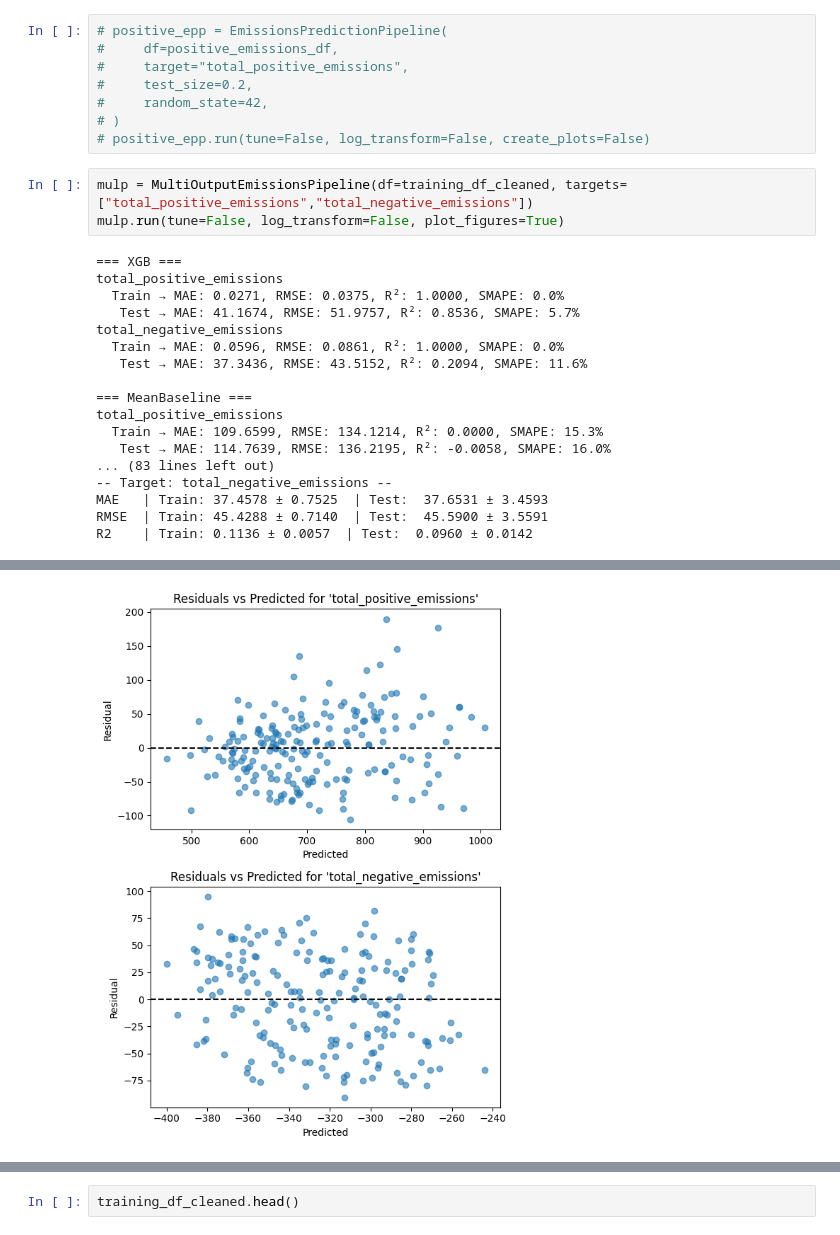
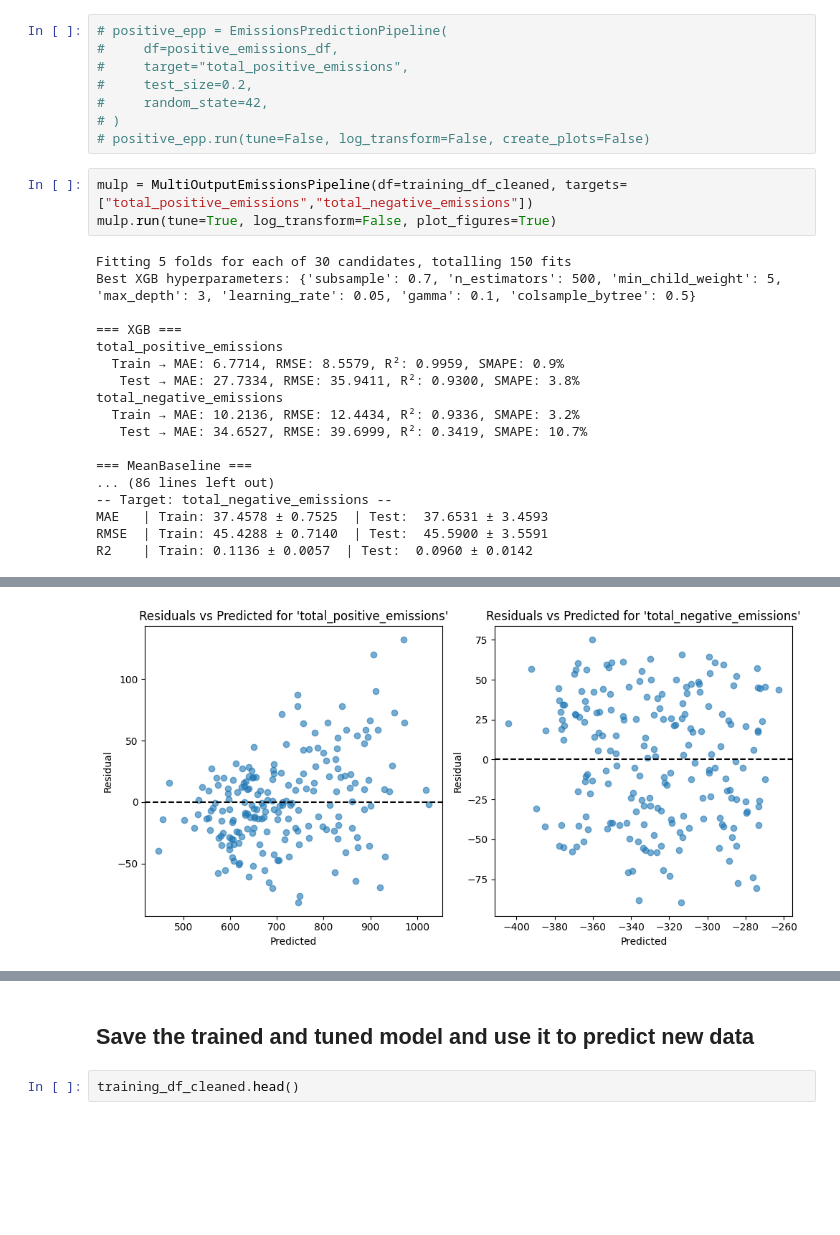
Before and after one commit to sisepuede-framework/ssp_louisiana, a Jupyter notebook: metamodel/notebooks/model_draft_gb_4.ipynb, the cells around one changed output, grey strips where cells are left out. Saved outputs shown, nothing was run; the diff lists cells and outputs as text; blank space fills up the shorter version.

```diff
--- a/metamodel/notebooks/model_draft_gb_4.ipynb
+++ b/metamodel/notebooks/model_draft_gb_4.ipynb
@@ -183,21 +184,21 @@ positive_emissions_df = training_df_cleaned[lhs_group_cols + ["total_positive_em
 # positive_epp.run(tune=False, log_transform=False, create_plots=False)
 # %%
 mulp = MultiOutputEmissionsPipeline(df=training_df_cleaned, targets=["total_positive_emissions","total_negative_emissions"])
-mulp.run(tune=False, log_transform=False, plot_figures=True)
+mulp.run(tune=True, log_transform=False, plot_figures=True)
 # %% [output]
+Fitting 5 folds for each of 30 candidates, totalling 150 fits
+Best XGB hyperparameters: {'subsample': 0.7, 'n_estimators': 500, 'min_child_weight': 5, 'max_depth': 3, 'learning_rate': 0.05, 'gamma': 0.1, 'colsample_bytree': 0.5}
+
 === XGB ===
 total_positive_emissions
-  Train → MAE: 0.0271, RMSE: 0.0375, R²: 1.0000, SMAPE: 0.0%
-   Test → MAE: 41.1674, RMSE: 51.9757, R²: 0.8536, SMAPE: 5.7%
+  Train → MAE: 6.7714, RMSE: 8.5579, R²: 0.9959, SMAPE: 0.9%
+   Test → MAE: 27.7334, RMSE: 35.9411, R²: 0.9300, SMAPE: 3.8%
 total_negative_emissions
-  Train → MAE: 0.0596, RMSE: 0.0861, R²: 1.0000, SMAPE: 0.0%
-   Test → MAE: 37.3436, RMSE: 43.5152, R²: 0.2094, SMAPE: 11.6%
+  Train → MAE: 10.2136, RMSE: 12.4434, R²: 0.9336, SMAPE: 3.2%
+   Test → MAE: 34.6527, RMSE: 39.6999, R²: 0.3419, SMAPE: 10.7%
 
 === MeanBaseline ===
-total_positive_emissions
-  Train → MAE: 109.6599, RMSE: 134.1214, R²: 0.0000, SMAPE: 15.3%
-   Test → MAE: 114.7639, RMSE: 136.2195, R²: -0.0058, SMAPE: 16.0%
-... (83 lines left out)
+... (86 lines left out)
 -- Target: total_negative_emissions --
 MAE   | Train: 37.4578 ± 0.7525  | Test:  37.6531 ± 3.4593
 RMSE  | Train: 45.4288 ± 0.7140  | Test:  45.5900 ± 3.5591
@@ -206 +207 @@ R2    | Train: 0.1136 ± 0.0057  | Test:  0.0960 ± 0.0142
-[figure, old version]
+[figure, new version]
@@ -208,3 +209,5 @@ R2    | Train: 0.1136 ± 0.0057  | Test:  0.0960 ± 0.0142
+# %% [markdown]
+## Save the trained and tuned model and use it to predict new data
 # %%
 training_df_cleaned.head()
 # %% [output]
```
Also changed, not shown: parts of 6 cells of this notebook.
